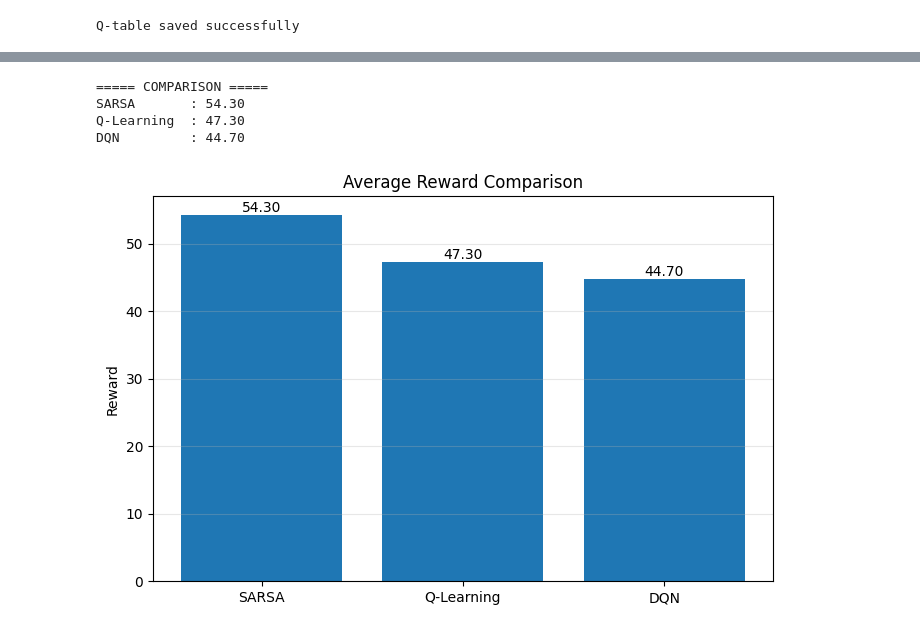
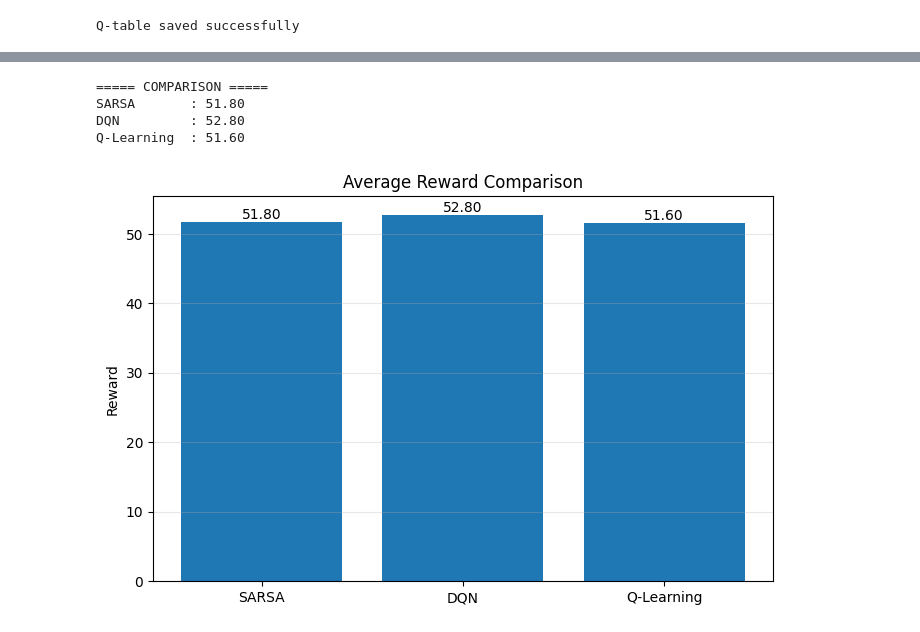
Before and after one commit to MoazIbrahem/Smart-Emergency-Ambulance-Routing-, a Jupyter notebook: Environment_algorithm.ipynb, the cells around one changed output, grey strips where cells are left out. Drawn from its saved outputs; the diff is of its cells as text; code cells hidden in the pictures.

Commit message:
update DQN implementation with improvements

```diff
--- a/Environment_algorithm.ipynb
+++ b/Environment_algorithm.ipynb
@@ -896,24 +949,21 @@ Shape of frame: (800, 800, 3)
 # %%
-from matplotlib.animation import FuncAnimation
-from IPython.display import HTML
-
-print("Creating smooth animation...")
-
+print("CREATING DQN NAVIGATION VIDEO")
 state, _ = env.reset()
 done = False
-
-grid_history = [env._grid.copy()]
 states_history = [state]
 lights_history = [copy.deepcopy(env.traffic_lights)]
+grid_history = [env._grid.copy()]
 
 while not done and len(states_history) < 200:
-    action = dqn_agent.choose_action(state, training=False)
+    action = best_dqn.choose_action(state, training=False)
     state, reward, done, _, _ = env.step(action)
+
     states_history.append(state)
     lights_history.append(copy.deepcopy(env.traffic_lights))
     grid_history.append(env._grid.copy())
 
-print(f"Total steps: {len(states_history)-1}")
+print(f"Steps taken: {len(states_history)-1}")
+print(f"Reached hospital: {done}")
 
 fig, ax = plt.subplots(figsize=(10, 10))
 
@@ -922,17 +972,15 @@ def update(frame):
     env._grid = grid_history[frame]
     frame_img = env.render_frame(states_history[frame], lights_history[frame])
     ax.imshow(frame_img)
-    pos_r, pos_c = divmod(states_history[frame], env.cols)
-    ax.set_title(f'DQN Navigation - Step {frame} - Position ({pos_r}, {pos_c})')
+    r, c = divmod(states_history[frame], env.cols)
+    ax.set_title(f'DQN Navigation - Step {frame} | Position ({r},{c})')
     ax.axis('off')
     return ax
 
-anim = FuncAnimation(fig, update, frames=len(states_history), interval=100, repeat=False, blit=False)
+anim = FuncAnimation(fig, update, frames=len(states_history), interval=150, repeat=False)
+anim.save('dqn_navigation.mp4', writer='ffmpeg', fps=8)
+print("Saved as 'dqn_navigation.mp4'")
 
 from IPython.display import Video
-anim.save('dqn_navigation.mp4', writer='ffmpeg', fps=10)
-print("Video saved as 'dqn_navigation.mp4'")
-
-from IPython.display import Video
-Video('dqn_navigation.mp4', embed=True)
+Video('dqn_navigation.mp4', embed=True, width=800, height=800)
 # %% [output]
@@ -946,9 +992,0 @@ Video saved as 'dqn_navigation.mp4'
-# %%
-print("FAIR COMPARISON: DQN vs SARSA")
-dqn_score, dqn_success = dqn_agent.evaluate(episodes=50)
-sarsa_score = evaluate_policy(env, Q, episodes=50)
-print(f"\n{'Algorithm':<15} {'Avg Reward':<15} {'Success Rate':<15}")
-print(f"{'SARSA':<15} {sarsa_score:<15.2f} {'N/A':<15}")
-print(f"{'DQN':<15} {dqn_score:<15.2f} {dqn_success:<15.1f}%")
-improvement = ((dqn_score - sarsa_score) / abs(sarsa_score)) * 100
-print(f"\nDQN Improvement over SARSA: {improvement:.1f}%")
@@ -1210,33 +1212,33 @@ Video("qlearning_video.mp4", embed=True)
 print("===== COMPARISON =====")
 
 print(f"SARSA       : {sarsa_score:.2f}")
+print(f"DQN         : {dqn_final_score:.2f}")
 print(f"Q-Learning  : {after_score:.2f}")
-print(f"DQN         : {dqn_score:.2f}")
 # %% [output]
 ===== COMPARISON =====
-SARSA       : 54.30
-Q-Learning  : 47.30
-DQN         : 44.70
+SARSA       : 51.80
+DQN         : 52.80
+Q-Learning  : 51.60
 # %%
-algorithms = ["SARSA", "Q-Learning", "DQN"]
-scores = [sarsa_score, after_score, dqn_score]
+algorithms = ["SARSA","DQN", "Q-Learning" ]
+scores = [sarsa_score, dqn_final_score, after_score]
 
 plt.figure(figsize=(8,5))
 bars = plt.bar(algorithms, scores)
 
 plt.title("Average Reward Comparison")
 plt.ylabel("Reward")
 plt.grid(axis="y", alpha=0.3)
 
 for bar, val in zip(bars, scores):
     plt.text(bar.get_x() + bar.get_width()/2,
              bar.get_height(),
              f"{val:.2f}",
              ha='center', va='bottom')
 
 plt.show()
 # %% [output]
-[figure, old version]
+[figure, new version]
 # %%
 import matplotlib.pyplot as plt
 import numpy as np
```
Also changed, not shown: parts of 21 cells of this notebook.
